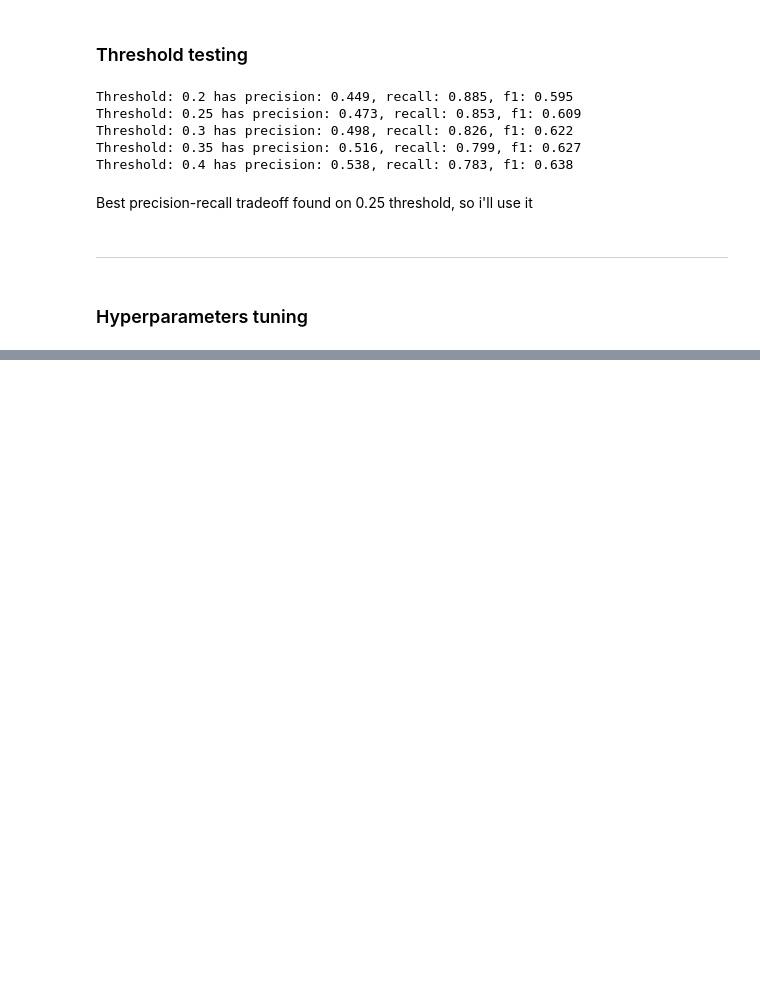
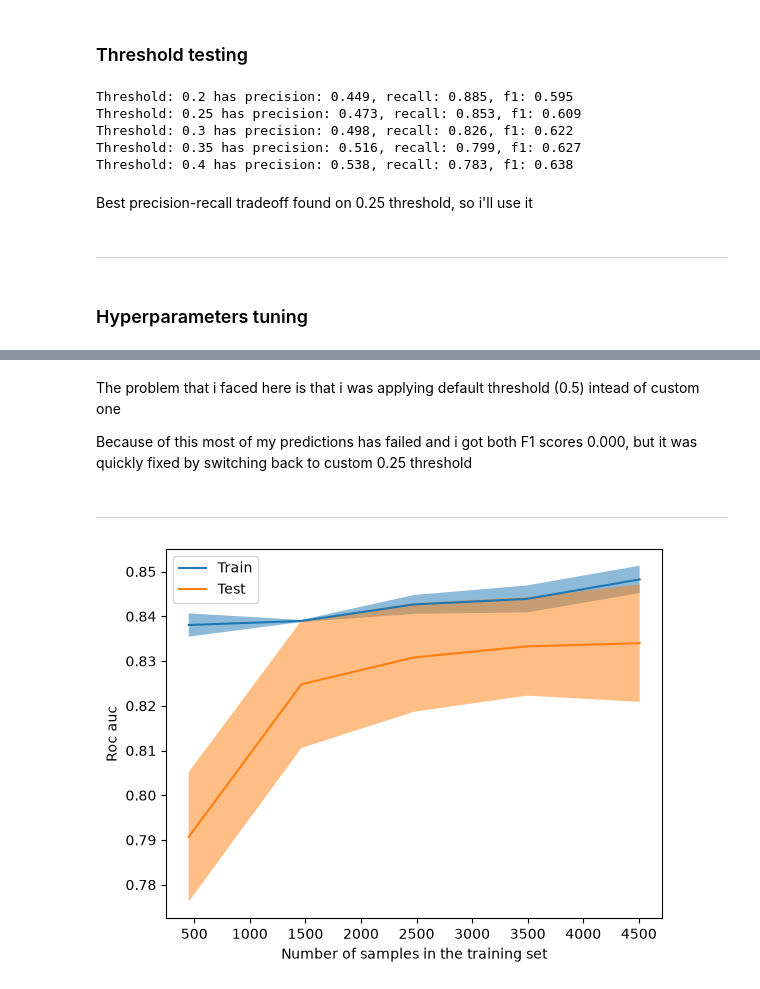
Before and after one commit to nick-st-coder/churn-customer, a Jupyter notebook: notebooks/modeling.ipynb, the cells around one changed output, grey strips where cells are left out. Cells and saved outputs as stored; diff of their text form; code cells hidden in the pictures; blank space fills up the shorter version.

```diff
--- a/notebooks/modeling.ipynb
+++ b/notebooks/modeling.ipynb
@@ -246,0 +260,3 @@ def objective(trial):
+# %%
+study = optuna.create_study(direction='maximize')
+study.optimize(objective, n_trials=30)
@@ -246,0 +281,5 @@ def objective(trial):
+# %%
+best_params = study.best_params
+
+print(f"Best params: {study.best_params}")
+print(f"Best score: {study.best_value}")
@@ -246,0 +289,3 @@ def objective(trial):
+# %%
+best_model = LGBMClassifier(**best_params)
+best_model.fit(X_train, y_train)
@@ -246,0 +339,20 @@ def objective(trial):
+# %% [markdown]
+The problem that i faced here is that i was applying default threshold (0.5) intead of custom one
+
+Because of this most of my predictions has failed and i got both F1 scores 0.000, but it was quickly fixed by switching back to custom 0.25 threshold
+# %% [markdown]
+---
+# %%
+from sklearn.model_selection import LearningCurveDisplay
+
+LearningCurveDisplay.from_estimator(
+    best_model,
+    X_train,
+    y_train,
+    cv=5,
+    scoring="roc_auc"
+)
+
+plt.show()
+# %% [output]
+[figure, added]
```
Also changed, not shown: parts of 13 cells of this notebook.
